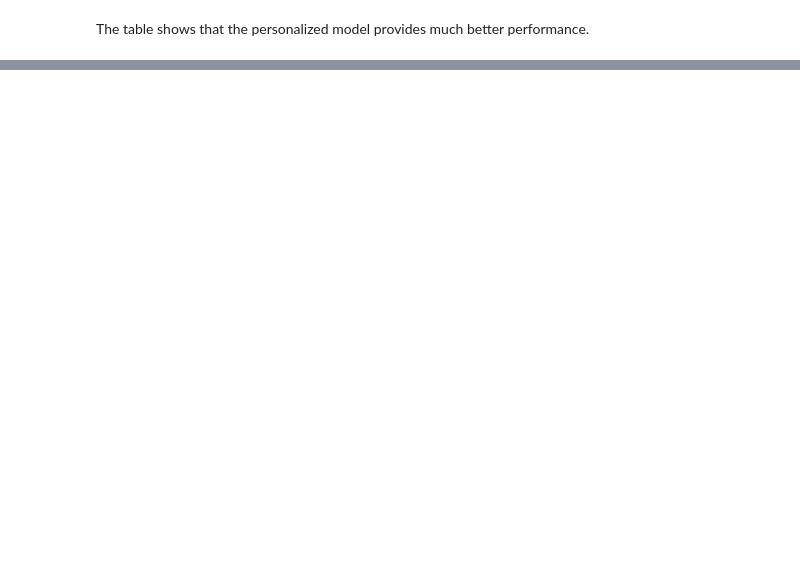
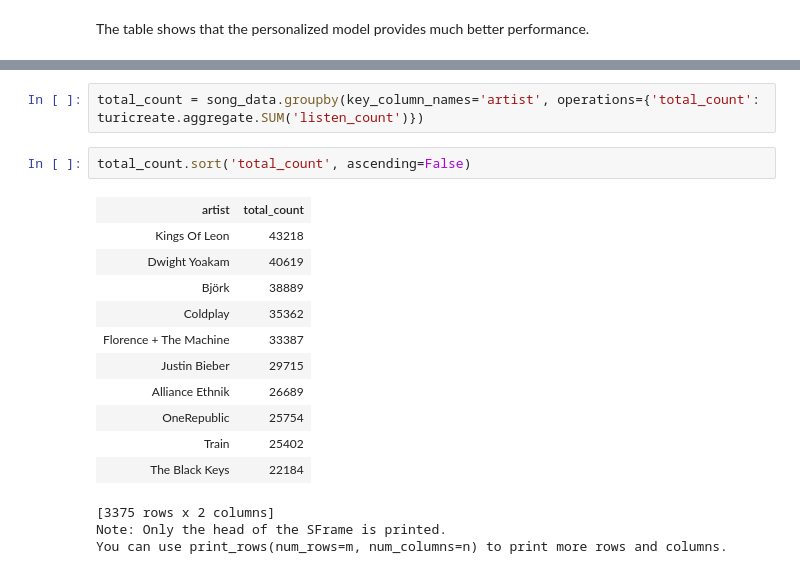
Before and after one commit to Makiato1999/Coursera-ML-notes, a Jupyter notebook: Foundations/Week5/Song Recommender System.ipynb, the cells around one changed output, grey strips where cells are left out. Saved outputs shown, nothing was run; the diff lists cells and outputs as text; blank space fills up the shorter version.

```diff
--- a/Foundations/Week5/Song Recommender System.ipynb
+++ b/Foundations/Week5/Song Recommender System.ipynb
@@ -237,0 +276,19 @@ The table shows that the personalized model provides much better performance.
+# %%
+total_count = song_data.groupby(key_column_names='artist', operations={'total_count': turicreate.aggregate.SUM('listen_count')})
+# %%
+total_count.sort('total_count', ascending=False)
+# %% [output]
+| artist | total_count |
+| Kings Of Leon | 43218 |
+| Dwight Yoakam | 40619 |
+| Björk | 38889 |
+| Coldplay | 35362 |
+| Florence + The Machine | 33387 |
+| Justin Bieber | 29715 |
+| Alliance Ethnik | 26689 |
+| OneRepublic | 25754 |
+| Train | 25402 |
+| The Black Keys | 22184 |
+[3375 rows x 2 columns]
+Note: Only the head of the SFrame is printed.
+You can use print_rows(num_rows=m, num_columns=n) to print more rows and columns.
```
Also changed, not shown: parts of 20 cells of this notebook.
